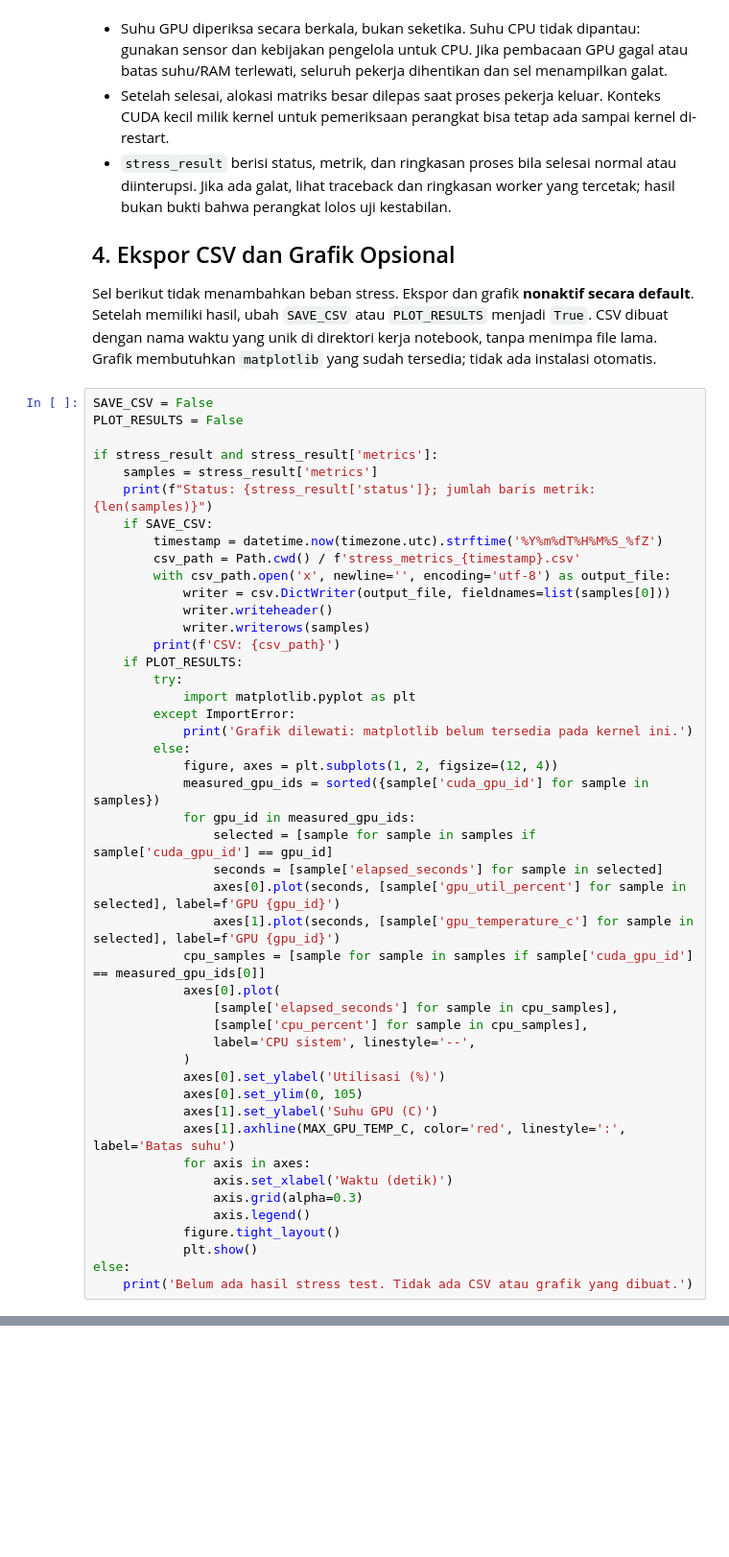
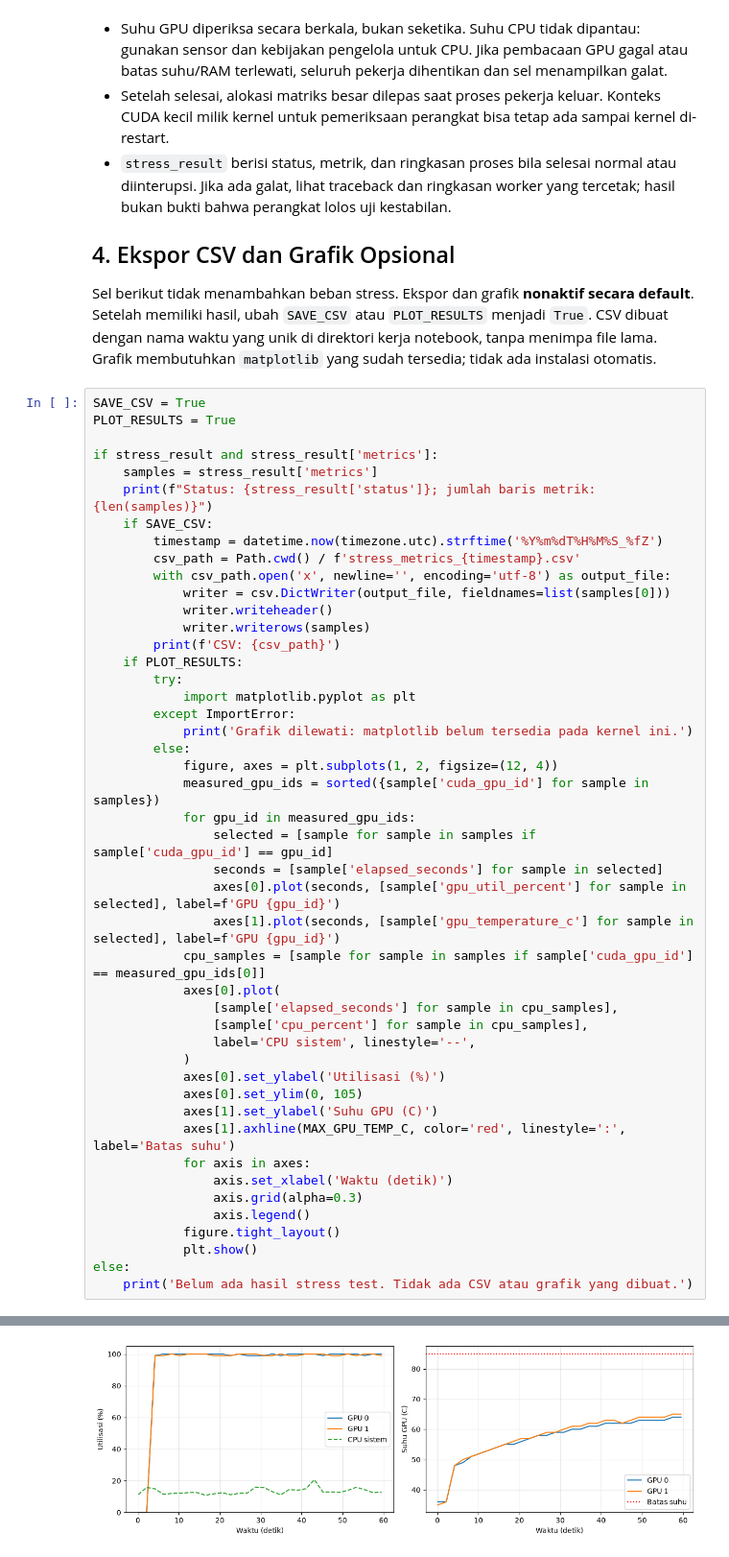
Before and after one commit to muhammadrizalharis/UNISMUH-ComputeHub, a Jupyter notebook: stress_gpu_0_1_cpu.ipynb, the cells around one changed output, grey strips where cells are left out. Shown at 96% size. Drawn from its saved outputs; the diff is of its cells as text; blank space fills up the shorter version.

```diff
--- a/stress_gpu_0_1_cpu.ipynb
+++ b/stress_gpu_0_1_cpu.ipynb
@@ -324,8 +409,8 @@ else:
 
 Sel berikut tidak menambahkan beban stress. Ekspor dan grafik **nonaktif secara default**. Setelah memiliki hasil, ubah `SAVE_CSV` atau `PLOT_RESULTS` menjadi `True`. CSV dibuat dengan nama waktu yang unik di direktori kerja notebook, tanpa menimpa file lama. Grafik membutuhkan `matplotlib` yang sudah tersedia; tidak ada instalasi otomatis.
 # %%
-SAVE_CSV = False
-PLOT_RESULTS = False
+SAVE_CSV = True
+PLOT_RESULTS = True
 
 if stress_result and stress_result['metrics']:
     samples = stress_result['metrics']
@@ -369,3 +454,4 @@ if stress_result and stress_result['metrics']:
             plt.show()
 else:
     print('Belum ada hasil stress test. Tidak ada CSV atau grafik yang dibuat.')
+# %% [output]
@@ -371,0 +460 @@ else:
+[figure, added]
```
Also changed, not shown: parts of 4 cells of this notebook.
